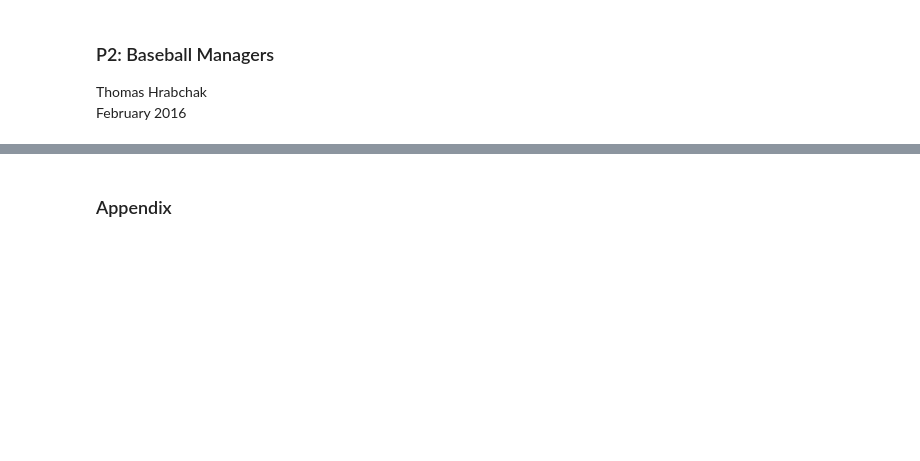
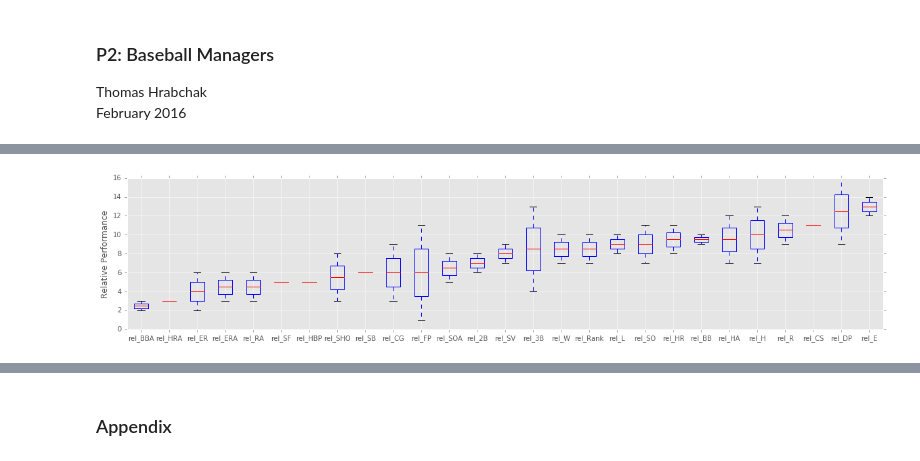
Before and after one commit to thrabchak/Udacity-Data-Analysis, a Jupyter notebook: P2 Baseball Managers/Data_Analyst_ND_Project2.ipynb, the cells around one changed output, grey strips where cells are left out. Cells and saved outputs as stored; diff of their text form; code cells hidden in the pictures; blank space fills up the shorter version.

```diff
--- a/P2 Baseball Managers/Data_Analyst_ND_Project2.ipynb
+++ b/P2 Baseball Managers/Data_Analyst_ND_Project2.ipynb
@@ -577,0 +377,84 @@ Silvers, Randy, and Susmel, Raul. "Compensation of a Manager: The Case of Major
+# %%
+def relative_performance_during_stint(stint):
+    """Returns a dictionary containing the average relative stats for team during a
+    manager's stint. This is different from a join because we are averaging the results
+    during the stint.
+    stat -> [mean rel_position, std rel_position, values]"""
+    stint_df = manager_stints_df[manager_stints_df.stintID == stint]
+
+    firstYear = stint_df.iloc[0].firstYear
+    lastYear  = stint_df.iloc[0].lastYear
+    numYears  = stint_df.iloc[0].numYears
+    teamID    = stint_df.iloc[0].teamID
+    manager   = stint_df.iloc[0].playerID
+
+    rel_perf_dict = {'teamID': teamID, 'manager': manager, 'firstYear': firstYear,
+                     'lastYear': lastYear, 'numYears': numYears, 'stintID': stint}
+
+    for key in team_stat.keys():
+        rel_perf_dict['rel_' + key] = []
+
+    # Get mean and std for each stat in the stint
+    for stat in team_stat.keys():
+        statname = 'rel_' + stat
+        stat_series = rel_teams_df[(rel_teams_df.teamID == teamID)     \
+                                   & (rel_teams_df.yearID >= firstYear)\
+                                   & (rel_teams_df.yearID <= lastYear)][statname]
+        rel_perf_dict[statname] = [stat_series.mean(),
+                                   stat_series.std(),
+                                   stat_series.values]
+
+    return rel_perf_dict
+
+def ordered_rel_stint_performance(stint):
+    """Orders the results of relative_performance_during_stint() into an ordered list
+    of tuples. (stat, mean, std)"""
+    perf_dict = relative_performance_during_stint(stint)
+    # Create list of stat tuples
+    rel_stats_list = []
+    for stat in team_stat.keys():
+        statname = 'rel_' + stat
+        rel_stats_list.append((statname,
+                               perf_dict[statname][0],
+                               perf_dict[statname][1],
+                               perf_dict[statname][2]))
+
+    rel_stats_list = sorted(rel_stats_list, key=lambda stat: stat[1])
+    return rel_stats_list
+
+def display_rel_stint_performance(stint):
+    """Displays descriptive statistics for the relative performance of a stint."""
+    perf_dict = relative_performance_during_stint(stint)
+    rel_stats_list = ordered_rel_stint_performance(stint)
+
+    out_str = 'stint  : ' + str(perf_dict['stintID'])   + '\n' +\
+              'manager: ' + str(perf_dict['manager'])   + '\n' +\
+              'team   : ' + str(perf_dict['teamID'])    + '\n' +\
+              'start y: ' + str(perf_dict['firstYear']) + '\n' +\
+              'end   y: ' + str(perf_dict['lastYear'])  + '\n' +\
+              'num   y: ' + str(perf_dict['numYears'])  + '\n' +\
+              '--------------------\n' + \
+              '(stat, mean rank during stint, ' +\
+              'std of rank during stint, list of actual values)\n' +\
+              '\n'.join(map(str, rel_stats_list))
+
+    print(out_str)
+    show_box_plots_rel_stint_performance(stint)
+
+def show_box_plots_rel_stint_performance(stint):
+    """Displays box plots for the relative performance of each statistic during
+    a stint."""
+    perf_dict = relative_performance_during_stint(stint)
+    rel_stats_list = ordered_rel_stint_performance(stint)
+    data = []
+    labels = []
+    for (stat, mean, std, series) in rel_stats_list:
+        data.append(series)
+        labels.append(stat)
+    plt.boxplot(data, labels=labels)
+    plt.ylabel("Relative Performance")
+    plt.gcf().set_figwidth(20)
+    plt.show()
+
+display_rel_stint_performance(np.random.randint(1, len(manager_stints_df)))
+# %% [output]
@@ -577,0 +478 @@ Silvers, Randy, and Susmel, Raul. "Compensation of a Manager: The Case of Major
+[figure, added]
```
Also changed, not shown: parts of 48 cells of this notebook.
